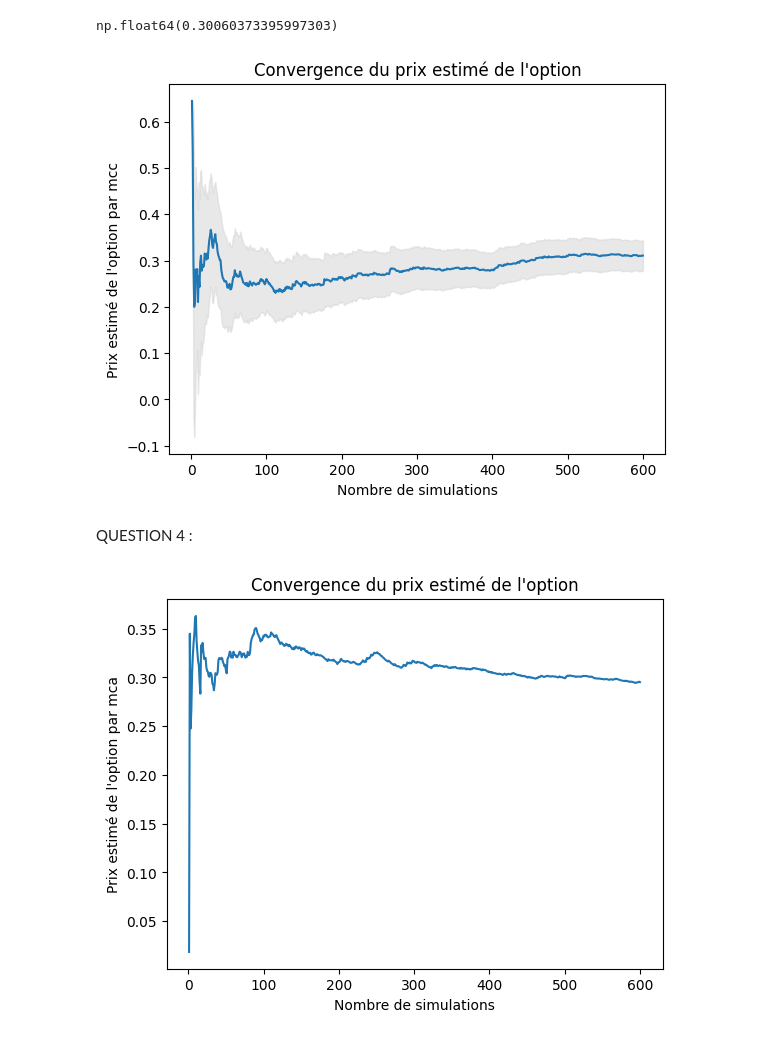
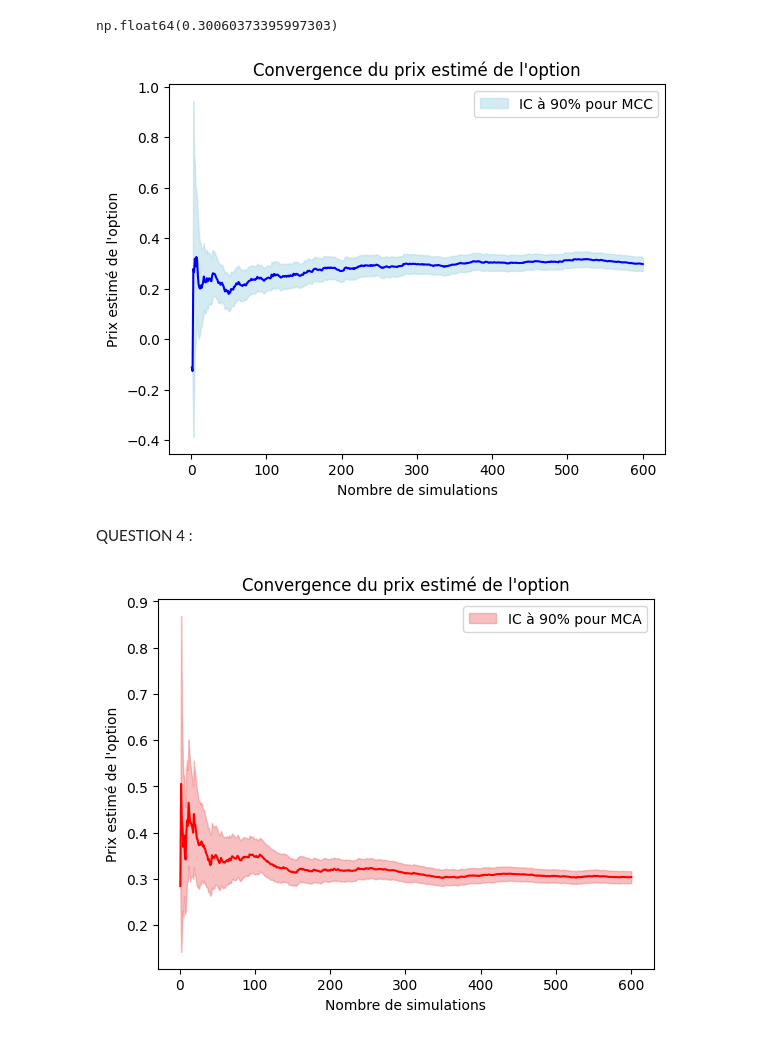
Before and after one commit to quentin-beaurez/Best-of-Options, a Jupyter notebook: Hugo_BestOf.ipynb, the cells around one changed output. Cells and saved outputs as stored; diff of their text form; code cells hidden in the pictures.

```diff
--- a/Hugo_BestOf.ipynb
+++ b/Hugo_BestOf.ipynb
@@ -112,28 +112,32 @@ def visualise_mcc_P1 (Nmax, t=T, rho=rho, sigma=sigma, S0=S0, r=r, K=K) :
     # On prend le max pour chaque colonne (axis=0)
     max_St = np.max(St, axis=0)
 
-    moyennes = np.cumsum(max_St) / np.arange(1, Nmax +1)
+    V = max_St
 
-    # variances empiriques débiaisées :
-    variances = (np.cumsum((max_St - moyennes)**2) / np.arange(1, Nmax +1)) * (Nmax / (Nmax -1))
+    moyennes = np.cumsum(V) / np.arange(1, Nmax +1)
+    moyennes_carrees = np.cumsum(V**2) / np.arange(1, Nmax +1)
 
-    # Intervalles de confiance à 90% :
-    ica_inf = np.exp(-r * t) * (moyennes - 1.645 * np.sqrt(variances / np.arange(1, Nmax +1)) - K)
-    ica_sup = np.exp(-r * t) * (moyennes + 1.645 * np.sqrt(variances / np.arange(1, Nmax +1)) - K)
+    # variances[n] = variance empirique débiaisée de l'échantillon (V1, ..., V_n), divisé par n. (cf. QUESTION 5) :
+    variances =  ((moyennes_carrees - moyennes**2) / np.maximum(1, np.arange(1, Nmax +1) -1))
+
+    # intervalles de confiance à 90% :
+    ica_inf = np.exp(-r * t) * (moyennes - 1.645 * np.sqrt(variances) - K)
+    ica_sup = np.exp(-r * t) * (moyennes + 1.645 * np.sqrt(variances) - K)
 
     prix_estimes = np.exp(-r * t) * (moyennes - K)
 
-    plt.plot(np.arange(1, Nmax +1), prix_estimes)
-    plt.fill_between(np.arange(1, Nmax +1), ica_inf, ica_sup, color='lightgray', alpha=0.5, label='Intervalle de confiance à 90%')
+    plt.plot(np.arange(1, Nmax +1), prix_estimes, color='blue')
+    plt.fill_between(np.arange(1, Nmax +1), ica_inf, ica_sup, color='lightblue', alpha=0.5, label='IC à 90% pour MCC')
+    plt.legend()
     plt.xlabel('Nombre de simulations')
-    plt.ylabel('Prix estimé de l\'option par mcc')
+    plt.ylabel('Prix estimé de l\'option')
     plt.title('Convergence du prix estimé de l\'option')
 
 
 visualise_mcc_P1(600)
 # =0.3
 # %% [output]
-[figure, old version]
+[figure, new version]
 # %% [markdown]
 QUESTION 4 :
 # %%
@@ -160,41 +164,42 @@ def mca_P1(n, t=T, rho=rho, sigma=sigma, S0=S0, r=r, K=K):
 # %%
 def visualise_mca_P1(Nmax, t=T, rho=rho, sigma=sigma, S0=S0, r=r, K=K) :
     S0_vec = np.array(S0).reshape(-1,1)
     sigma_vec = np.array(sigma).reshape(-1,1)
 
     Wt = simulate_WT(Nmax, t, rho)
 
     # Calcul de "max S(Wt)"
     St = S0_vec * np.exp((r - 0.5 * sigma_vec**2) * t + sigma_vec * Wt)
     max_St = np.max(St, axis=0)
 
     # Calcul de "max S(-Wt), pur le même Wt... "
     St_antithetic = S0_vec * np.exp((r - 0.5 * sigma_vec**2) * t + sigma_vec * (-Wt))
     max_St_antithetic = np.max(St_antithetic, axis=0)
 
     V = 0.5 * (max_St + max_St_antithetic)
 
     moyennes = np.cumsum(V) / np.arange(1, Nmax +1)
+    moyennes_carrees = np.cumsum(V**2) / np.arange(1, Nmax +1)
 
-    # variances empiriques débiaisées :
-    variances = (np.cumsum((V - moyennes)**2) / np.arange(1, Nmax +1)) * (Nmax / (Nmax -1))
+    # variances[n] = variance empirique débiaisée de l'échantillon (V1, ..., V_n), divisé par n. (cf. QUESTION 5) :
+    variances =  ((moyennes_carrees - moyennes**2) / np.maximum(1, np.arange(1, Nmax +1) -1))
 
     # intervalles de confiance à 90% :
-    ica_inf = np.exp(-r * t) * (moyennes - 1.645 * np.sqrt(variances / np.arange(1, Nmax +1)) - K)
-    ica_sup = np.exp(-r * t) * (moyennes + 1.645 * np.sqrt(variances / np.arange(1, Nmax +1)) - K)
-
+    ica_inf = np.exp(-r * t) * (moyennes - 1.645 * np.sqrt(variances) - K)
+    ica_sup = np.exp(-r * t) * (moyennes + 1.645 * np.sqrt(variances) - K)
 
     prix_estimes = np.exp(-r * t) * (moyennes - K)
 
 
-    plt.plot(np.arange(1, Nmax +1), prix_estimes)
-    plt.fill_between(np.arange(1, Nmax +1), ica_inf, ica_sup, color='lightgray', alpha=0.5, label='Intervalle de confiance à 90%')
+    plt.plot(np.arange(1, Nmax +1), prix_estimes, color='red')
+    plt.fill_between(np.arange(1, Nmax +1), ica_inf, ica_sup, color='lightcoral', alpha=0.5, label='IC à 90% pour MCA')
+    plt.legend()
     plt.xlabel('Nombre de simulations')
-    plt.ylabel('Prix estimé de l\'option par mca')
+    plt.ylabel('Prix estimé de l\'option')
     plt.title('Convergence du prix estimé de l\'option')
 
 visualise_mca_P1(600)
 # %% [output]
-[figure, old version]
+[figure, new version]
 # %% [markdown]
 QUESTION 5 :
```
Also changed, not shown: parts of 7 cells of this notebook.
